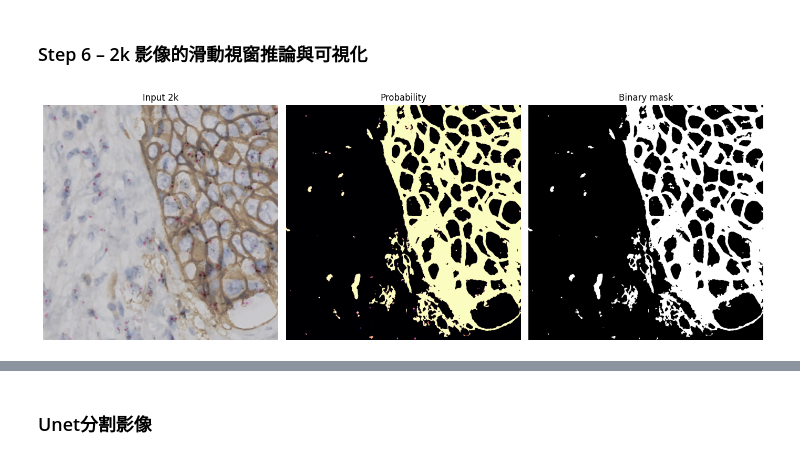
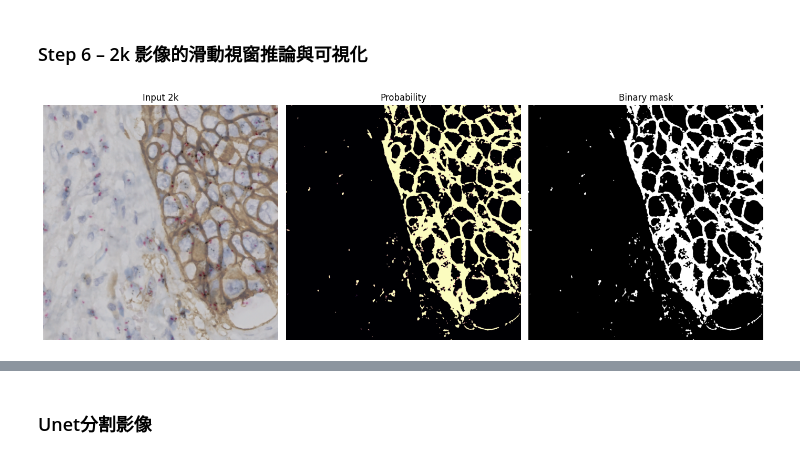
Before and after one commit to diadia0000/tsgh, a Jupyter notebook: process_image.ipynb, the cells around one changed output, grey strips where cells are left out. Saved outputs shown, nothing was run; the diff lists cells and outputs as text; code cells hidden in the pictures.

```diff
--- a/process_image.ipynb
+++ b/process_image.ipynb
@@ -28,7 +28,7 @@ MODEL_PATH = MODEL_DIR / "unet2.pth"
 # Ensure device & model dir
 if "device" not in globals():
     device = torch.device('cuda' if torch.cuda.is_available() else 'cpu')
-ckpt_path = MODEL_DIR / "unet3.pt"
+ckpt_path = MODEL_DIR / "unet1.pt"
 assert ckpt_path.exists(), f"Checkpoint not found: {ckpt_path}"
 
 # Recreate model if missing
@@ -57,34 +57,34 @@ def preprocess_image(path: Path):
     augmented = inference_transform(image=img)
     tensor = augmented["image"]  # CHW float
     return img, tensor
 
 def run_inference(image_path: Path, model: torch.nn.Module, device: torch.device, threshold: float = 0.5):
     img_np, img_t = preprocess_image(image_path)
     with torch.no_grad(), autocast():
         logits = model(img_t.unsqueeze(0).to(device))
         prob = torch.sigmoid(logits)[0, 0].cpu().numpy()
     mask_bin = (prob > threshold).astype(np.uint8) * 255
     return img_np, prob, mask_bin
 
 # Paths
 
 # Run inference
 raw_img, prob_map, mask_bin = run_inference(TEST_IMAGE, model, device, threshold=0.5)
 
 # Save outputs
 Image.fromarray(mask_bin).save(OUTPUT_DIR / "mask_binary.png")
 np.save(OUTPUT_DIR / "prob.npy", prob_map)
 plt.imsave(OUTPUT_DIR / "prob_vis.png", prob_map, cmap="magma")
 
 # Quick visualization
 plt.figure(figsize=(14, 6))
 plt.subplot(1, 3, 1); plt.imshow(raw_img); plt.title("Input 2k"); plt.axis("off")
 plt.subplot(1, 3, 2); plt.imshow(prob_map, cmap="magma"); plt.title("Probability"); plt.axis("off")
 plt.subplot(1, 3, 3); plt.imshow(mask_bin, cmap="gray"); plt.title("Binary mask"); plt.axis("off")
 plt.tight_layout()
 plt.show()
 # %% [output]
-[figure, old version]
+[figure, new version]
 # %%
 def visualize_final_separation_2k(mask_bin_path):
     # 1. 讀取你剛剛生成的 Binary Mask
```
Also changed, not shown: parts of 4 cells of this notebook, 1 other file.
